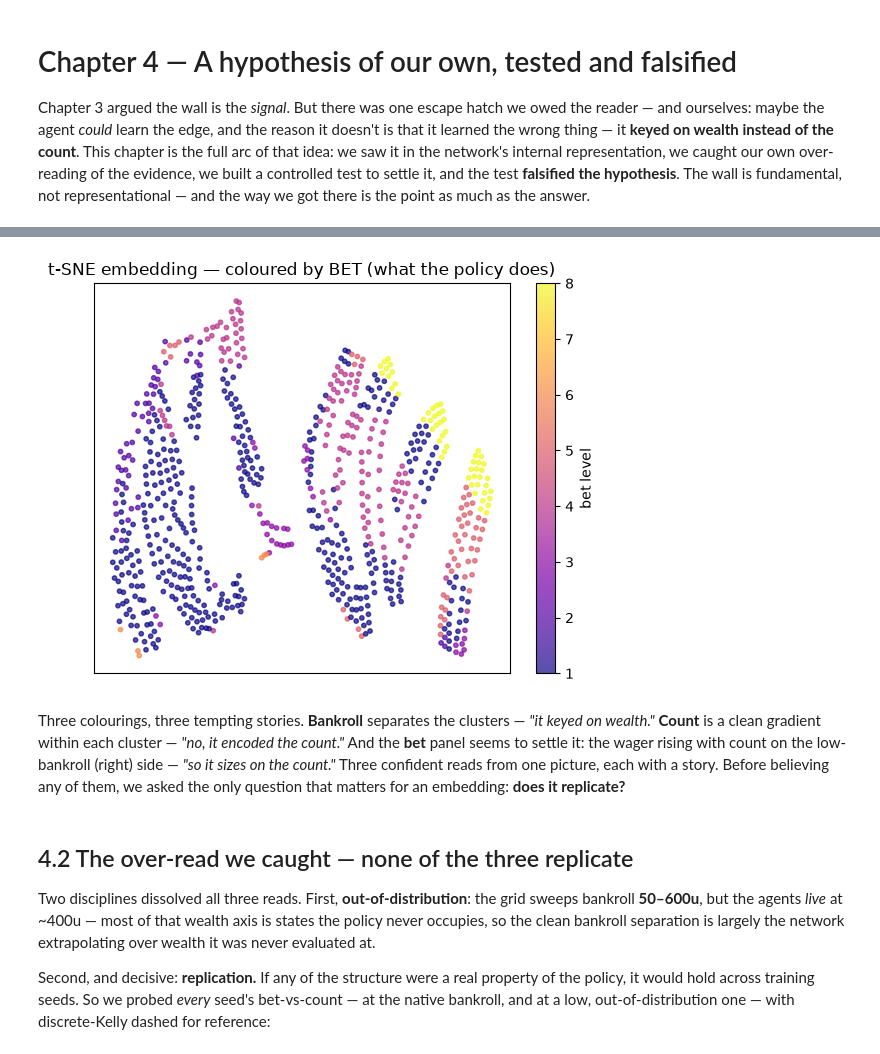
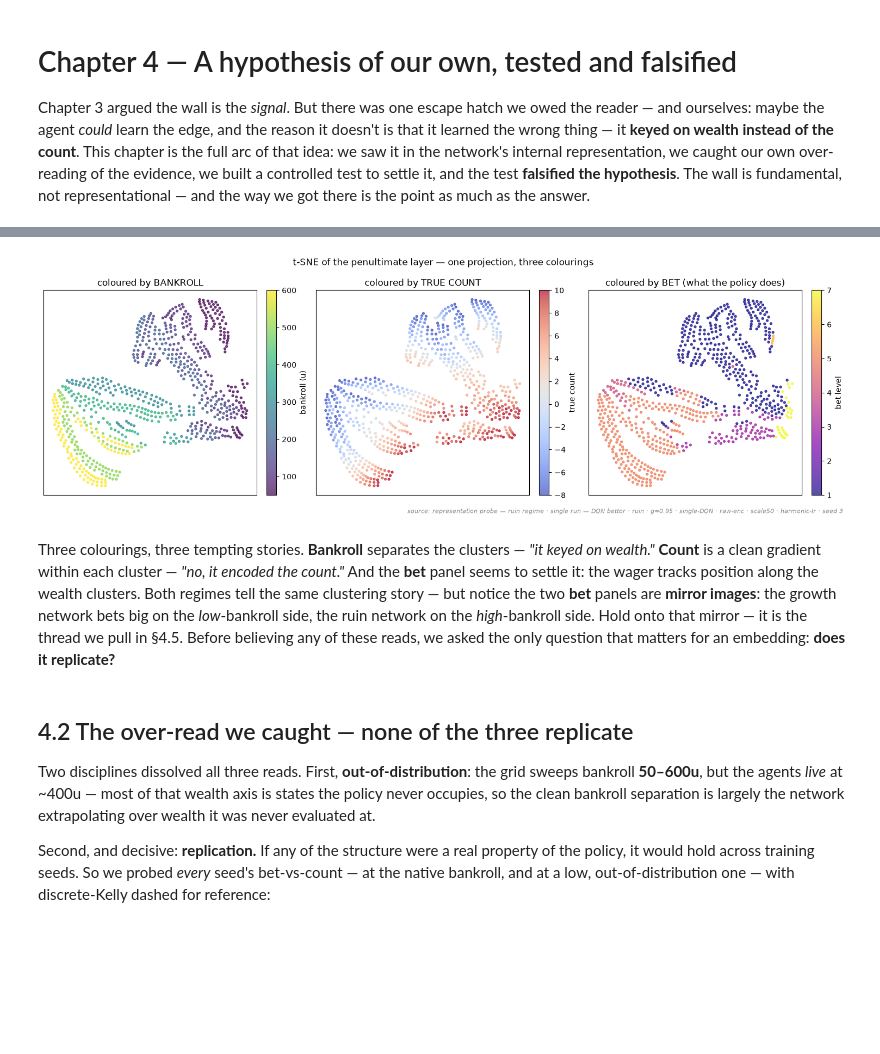
Before and after one commit to arda-basarici/blackjack-rl, a Jupyter notebook: analysis/session/chapters/ch4_wealth_hypothesis.ipynb, the cells around one changed output, grey strips where cells are left out. Cells and saved outputs as stored; diff of their text form; code cells hidden in the pictures; blank space fills up the shorter version.

```diff
--- a/analysis/session/chapters/ch4_wealth_hypothesis.ipynb
+++ b/analysis/session/chapters/ch4_wealth_hypothesis.ipynb
@@ -44,13 +52,16 @@ plot_bet_embedding(coords, states.true_count, "true count", "t-SNE embedding —
-# %%
-plot_bet_embedding(coords, bet, "bet level", "t-SNE embedding — coloured by BET (what the policy does)", cmap="plasma")
-# %% [output]
-[figure, removed]
+# %%
+plot_bet_embedding_row(coords_r, states_r, bet_r,
+                       note=bet_provenance(probe_run_ruin, role="representation probe — ruin regime"))
+# %% [output]
+[figure, added]
 # %% [markdown]
 Three colourings, three tempting stories. **Bankroll** separates the clusters — *"it keyed on wealth."*
 **Count** is a clean gradient within each cluster — *"no, it encoded the count."* And the **bet** panel
-seems to settle it: the wager rising with count on the low-bankroll (right) side — *"so it sizes on the
-count."* Three confident reads from one picture, each with a story. Before believing any of them, we asked
-the only question that matters for an embedding: **does it replicate?**
+seems to settle it: the wager tracks position along the wealth clusters. Both regimes tell the same
+clustering story — but notice the two **bet** panels are **mirror images**: the growth network bets big on
+the *low*-bankroll side, the ruin network on the *high*-bankroll side. Hold onto that mirror — it is the
+thread we pull in §4.5. Before believing any of these reads, we asked the only question that matters for an
+embedding: **does it replicate?**
 # %% [markdown]
 ## 4.2 The over-read we caught — none of the three replicate
 
```
Also changed, not shown: parts of 11 cells of this notebook, 9 other files.
